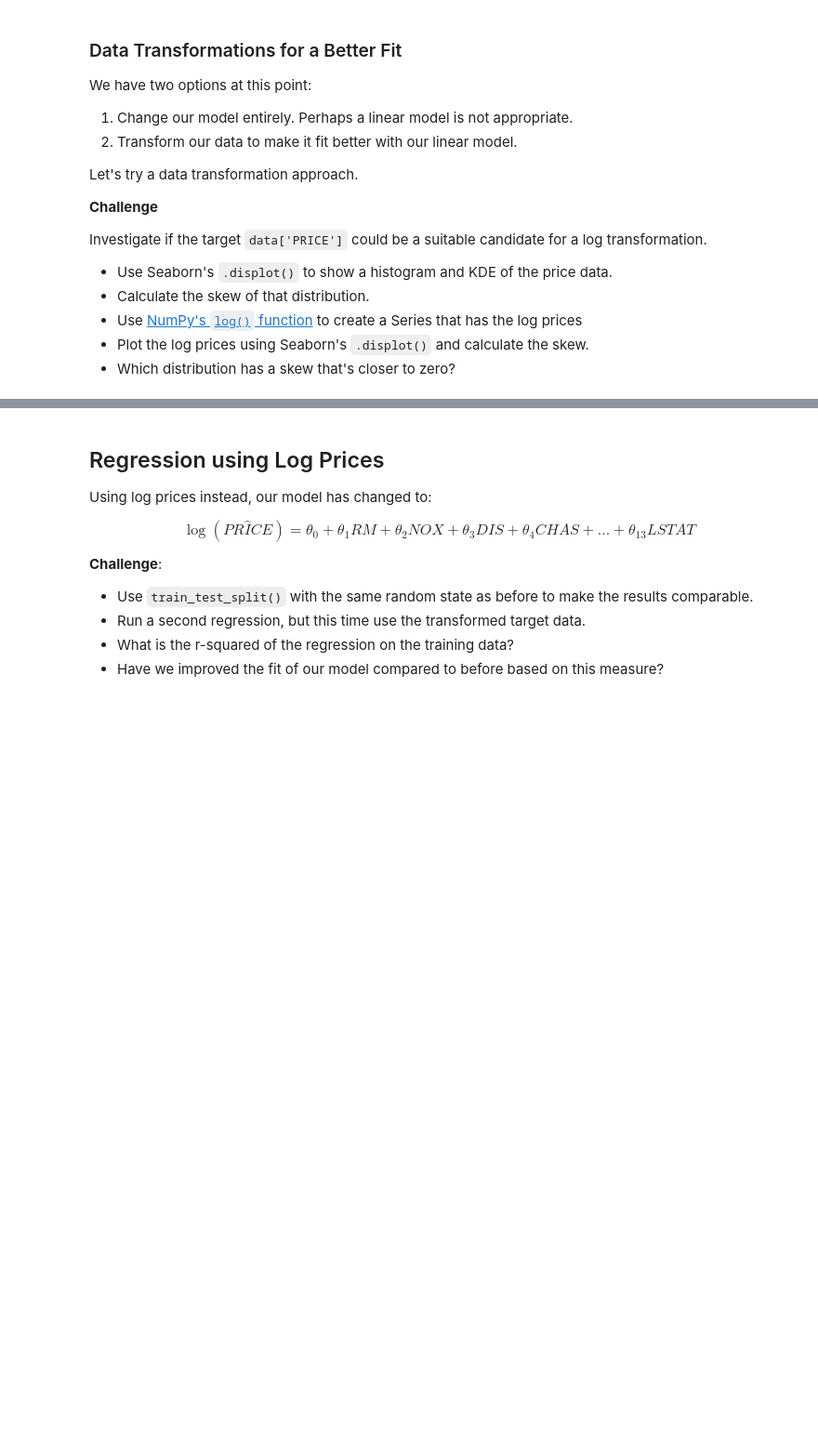
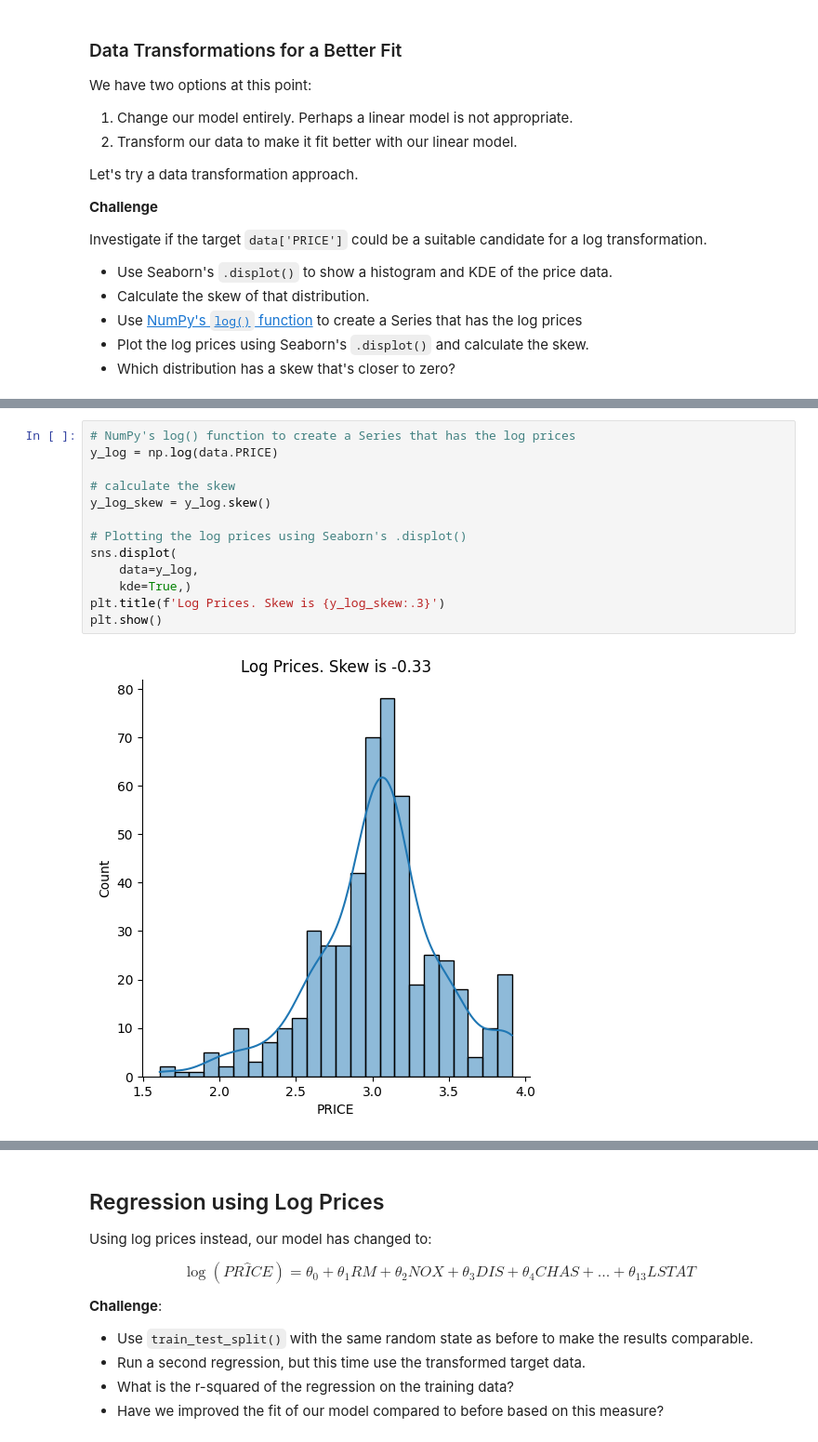
Before and after one commit to nipsalvin/udemy-100DaysOfCode, a Jupyter notebook: day-81/Multivariable Regression/Multivariable_Regression_and_Valuation_Model_(start).ipynb, the cells around one changed output, grey strips where cells are left out. Shown at 93% size. Cells and saved outputs as stored; diff of their text form; blank space fills up the shorter version.

```diff
--- a/day-81/Multivariable Regression/Multivariable_Regression_and_Valuation_Model_(start).ipynb
+++ b/day-81/Multivariable Regression/Multivariable_Regression_and_Valuation_Model_(start).ipynb
@@ -515,3 +596,18 @@ Investigate if the target `data['PRICE']` could be a suitable candidate for a lo
+# %%
+# NumPy's log() function to create a Series that has the log prices
+y_log = np.log(data.PRICE)
+
+# calculate the skew
+y_log_skew = y_log.skew()
+
+# Plotting the log prices using Seaborn's .displot()
+sns.displot(
+    data=y_log,
+    kde=True,)
+plt.title(f'Log Prices. Skew is {y_log_skew:.3}')
+plt.show()
+# %% [output]
+[figure, added]
 # %% [markdown]
 #### How does the log transformation work?
 
```
Also changed, not shown: parts of 14 cells of this notebook.
